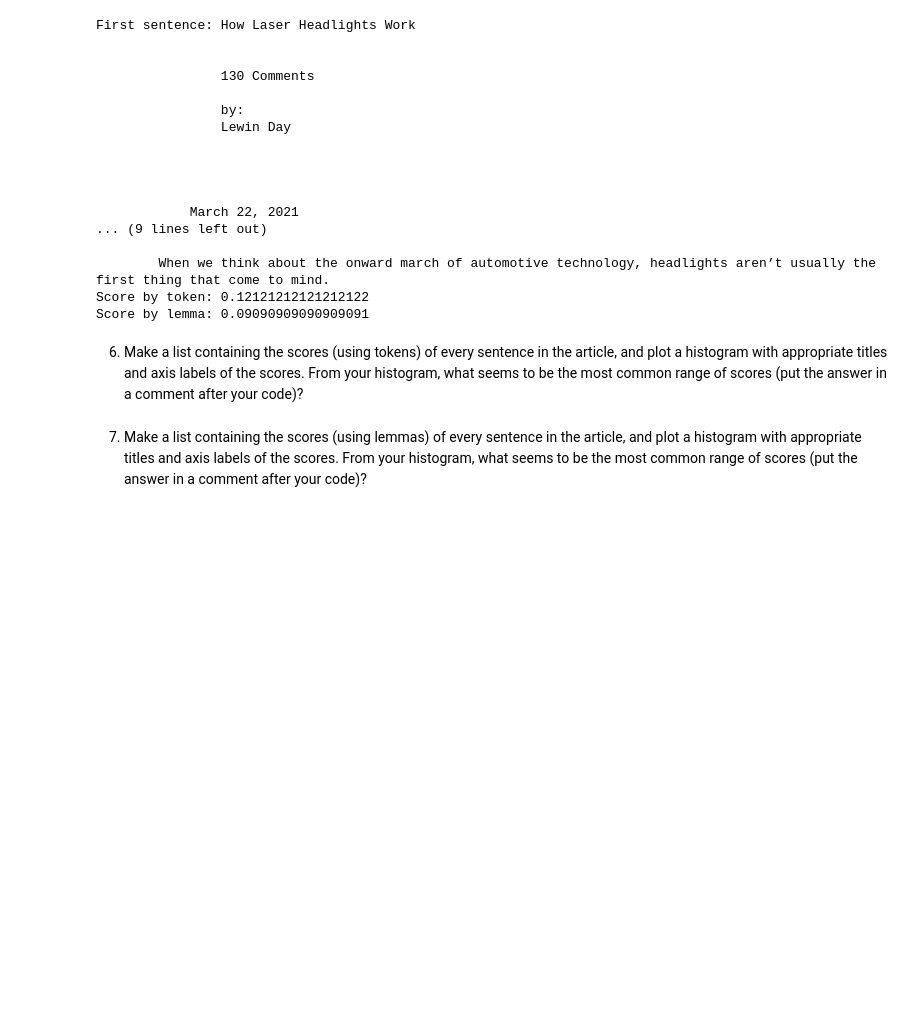
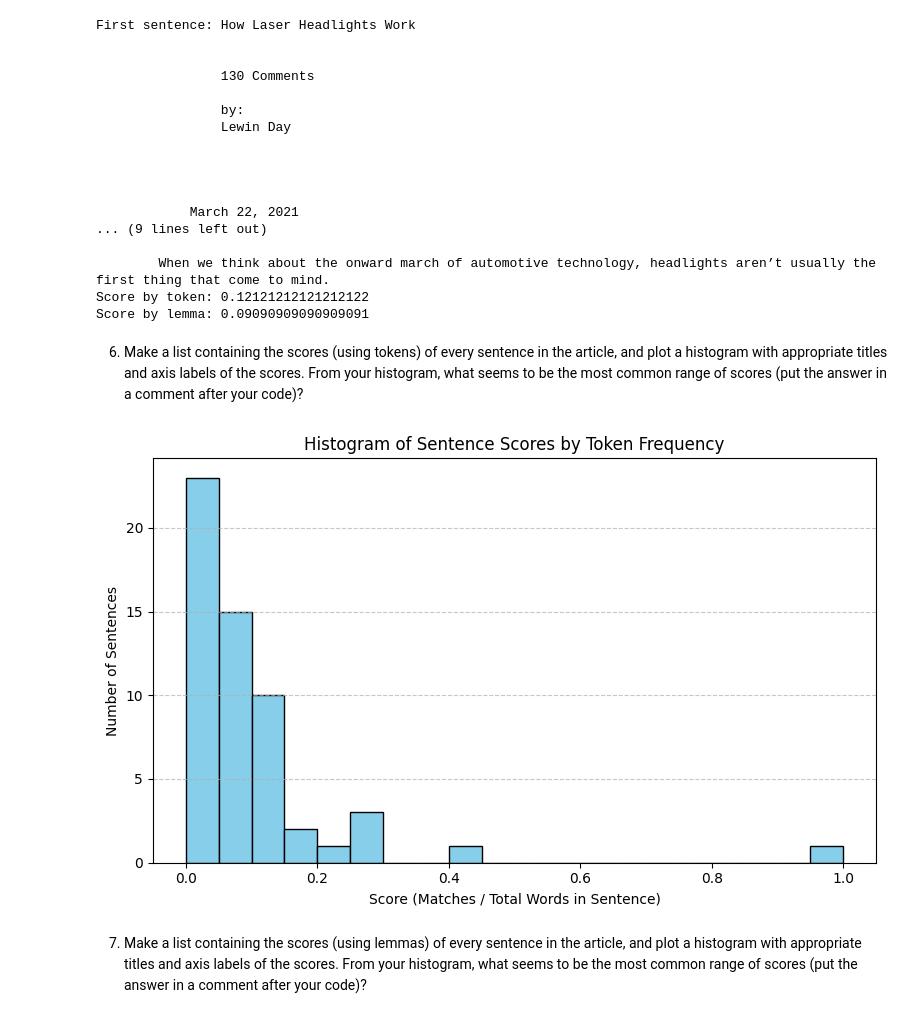
Before and after one commit to mokeyzz1/web-scraping, a Jupyter notebook: web-scraping.ipynb, the cells around one changed output. Cells and saved outputs as stored; diff of their text form; code cells hidden in the pictures; blank space fills up the shorter version.

Commit message:
Completed Question 6: Token-based sentence scores and histogram

```diff
--- a/web-scraping.ipynb
+++ b/web-scraping.ipynb
@@ -220,6 +220,23 @@ Score by token: 0.12121212121212122
 Score by lemma: 0.09090909090909091
 # %% [markdown]
 6. Make a list containing the scores (using tokens) of every sentence in the article, and plot a histogram with appropriate titles and axis labels of the scores. From your histogram, what seems to be the most common range of scores (put the answer in a comment after your code)?
+# %%
+import matplotlib.pyplot as plt
+
+# Score each sentence using the token-based scoring function
+token_scores = [score_sentence_by_token(sent, top_tokens) for sent in sentences]
+
+# Plot a histogram of the scores
+plt.figure(figsize=(8, 5))
+plt.hist(token_scores, bins=20, color='skyblue', edgecolor='black')
+plt.title("Histogram of Sentence Scores by Token Frequency")
+plt.xlabel("Score (Matches / Total Words in Sentence)")
+plt.ylabel("Number of Sentences")
+plt.grid(axis='y', linestyle='--', alpha=0.7)
+plt.tight_layout()
+plt.show()
+# %% [output]
+[figure, added]
 # %% [markdown]
 7. Make a list containing the scores (using lemmas) of every sentence in the article, and plot a histogram with appropriate titles and axis labels of the scores.  From your histogram, what seems to be the most common range of scores (put the answer in a comment after your code)?
 # %% [markdown]
```
